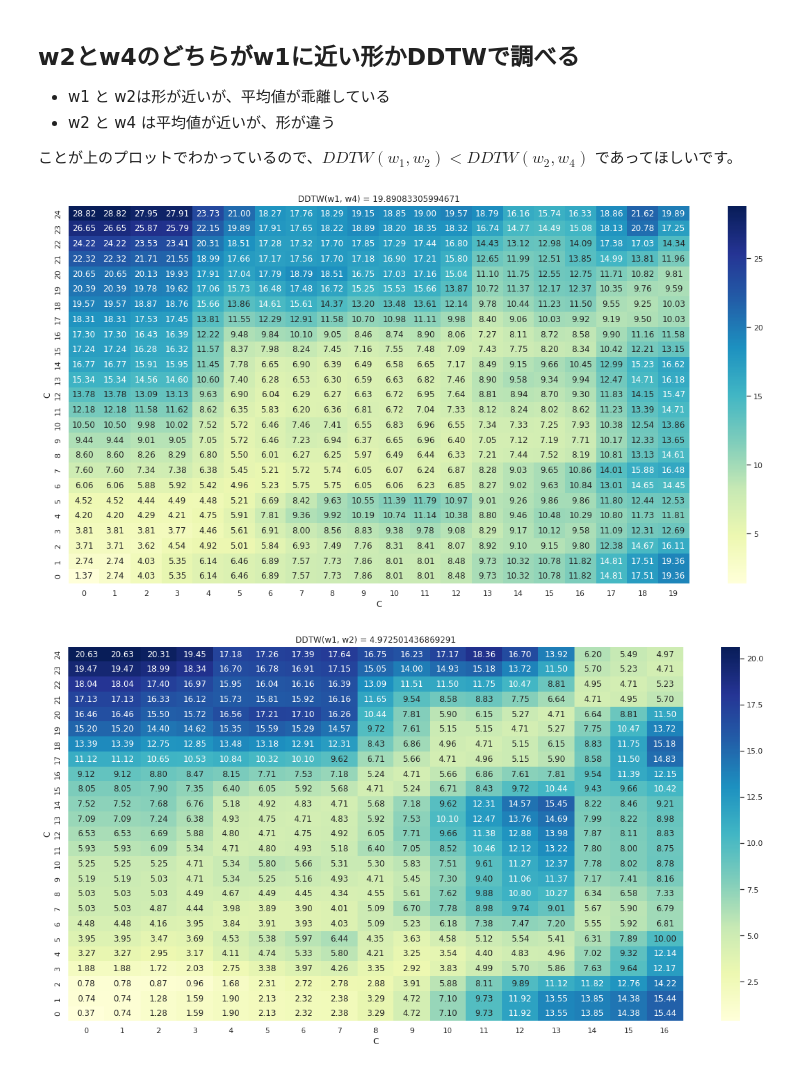
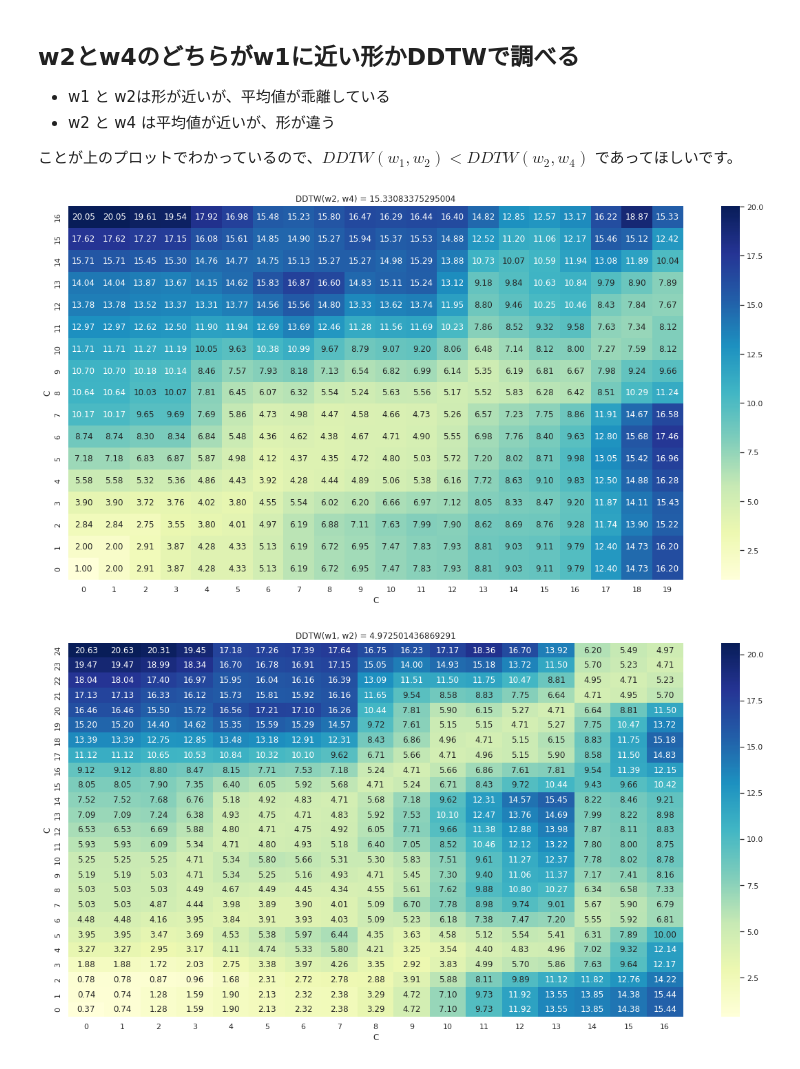
Before and after one commit to k-datamining/dm-ts, a Jupyter notebook: dm-ts/ts/shape/002_derivative-DTW.ipynb, the cells around one changed output. Saved outputs shown, nothing was run; the diff lists cells and outputs as text; code cells hidden in the pictures.

```diff
--- a/dm-ts/ts/shape/002_derivative-DTW.ipynb
+++ b/dm-ts/ts/shape/002_derivative-DTW.ipynb
@@ -140,18 +140,18 @@ plt.show()
 
 ことが上のプロットでわかっているので、$DDTW(w_1, w_2) < DDTW(w_2, w_4)$ であってほしいです。
 # %%
-γ_mat, arrows, ddtw = DDTW(w1, w4)
+γ_mat, arrows, ddtw = DDTW(w2, w4)
 
 sns.set(rc={"figure.figsize": (20, 10)})
 sns.set(font="IPAexGothic")
 ax = sns.heatmap(γ_mat, annot=True, fmt=".2f", cmap="YlGnBu")
-ax.set_title(f"DDTW(w1, w4) = {ddtw}")
+ax.set_title(f"DDTW(w2, w4) = {ddtw}")
 ax.invert_yaxis()
 ax.set_xlabel("C")
 ax.set_ylabel("C")
 plt.show()
 # %% [output]
-[figure, old version]
+[figure, new version]
 # %%
 γ_mat, arrows, ddtw = DDTW(w1, w2)
 
```
